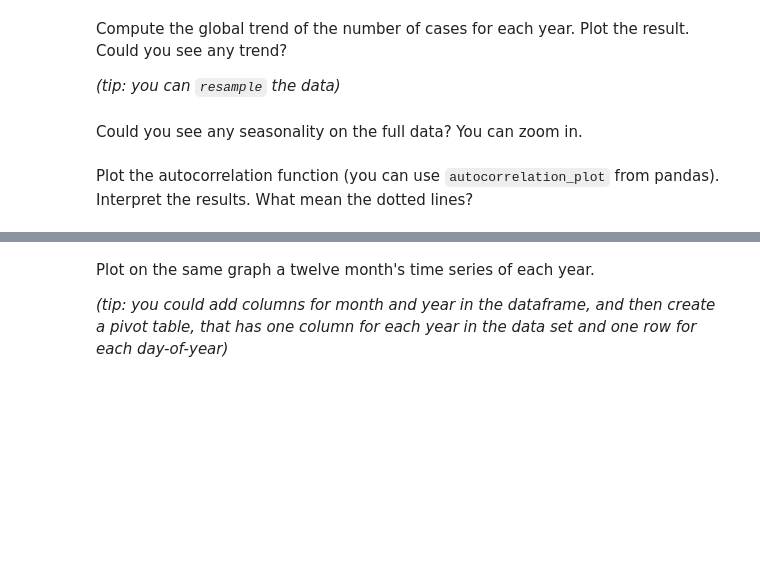
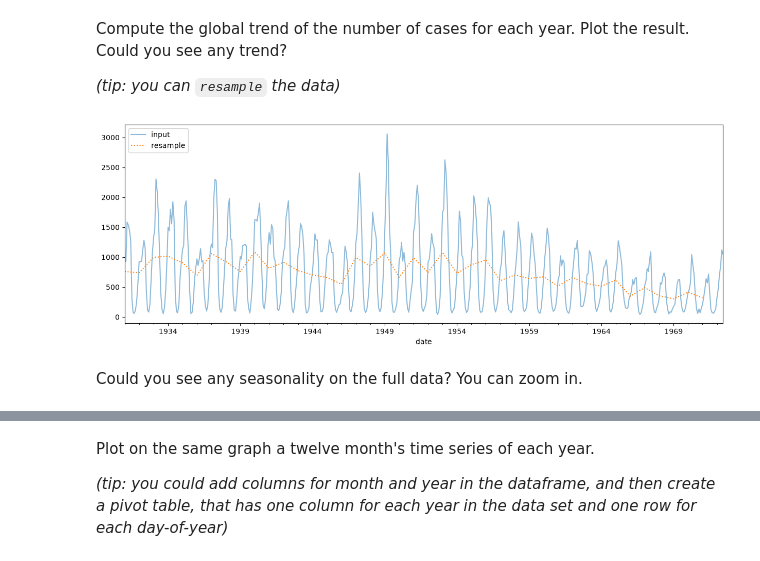
Before and after one commit to Giovanipt2/Time-Series, a Jupyter notebook: notebooks/seasonal_trend.ipynb, the cells around one changed output, grey strips where cells are left out. Saved outputs shown, nothing was run; the diff lists cells and outputs as text; code cells hidden in the pictures; blank space fills up the shorter version.

```diff
--- a/notebooks/seasonal_trend.ipynb
+++ b/notebooks/seasonal_trend.ipynb
@@ -24,8 +79,21 @@ What is the average number of cases per month?
 Compute the global trend of the number of cases for each year. Plot the result. Could you see any trend?
 
 *(tip: you can `resample` the data)*
+# %%
+cases = df["cases"]
+
+yearly_avg = cases.resample("YS").mean()
+# As 1972 goes until june, its statistics can distort the average. We will remove it.
+yearly_avg = yearly_avg.loc[:"1971"]
+
+fig, ax = plt.subplots()
+
+cases.plot(ax=ax, alpha=0.5, style="-", label="input")
+yearly_avg.plot(ax=ax, style=":", label="resample")
+
+ax.legend(loc="upper left")
+plt.show()
+# %% [output]
+[figure, added]
 # %% [markdown]
 Could you see any seasonality on the full data? You can zoom in.
-# %% [markdown]
-Plot the autocorrelation function (you can use `autocorrelation_plot` from pandas).
-Interpret the results. What mean the dotted lines?
```
Also changed, not shown: parts of 13 cells of this notebook, 3 other files.
